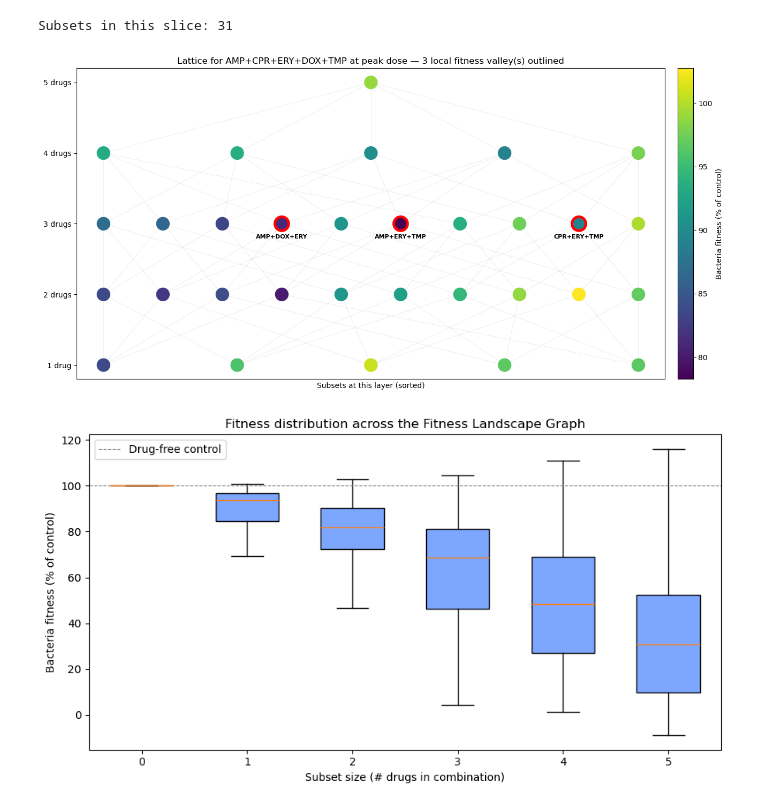
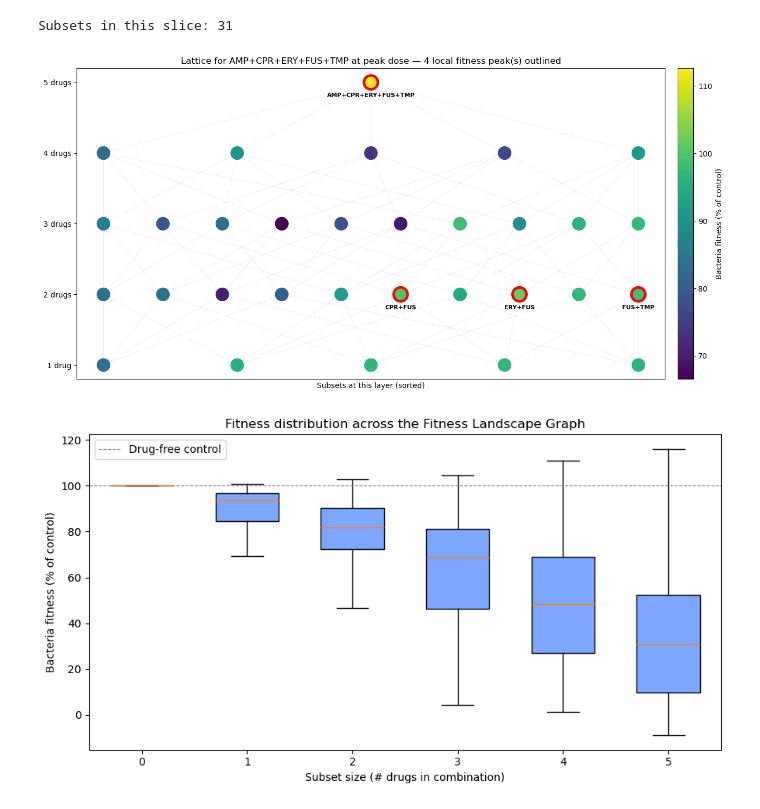
Before and after one commit to EETEEHAN/CSBIO185_cell_mates, a Jupyter notebook: 4_luke_davis_visualization.ipynb, the cells around one changed output. Cells and saved outputs as stored; diff of their text form; code cells hidden in the pictures.

```diff
--- a/4_luke_davis_visualization.ipynb
+++ b/4_luke_davis_visualization.ipynb
@@ -21,0 +305,31 @@ Render as animated GIF
+# %%
+def steepest_ascent_step(G, node):
+    best, best_grad = None, 0.0
+    for _, tgt, data in G.out_edges(node, data=True):
+        if data["gradient"] > best_grad:
+            best_grad = data["gradient"]
+            best = tgt
+    return best
+
+def run_walker(G, start, max_steps=40):
+    path = [start]
+    cur = start
+    for _ in range(max_steps):
+        nxt = steepest_ascent_step(G, cur)
+        if nxt is None:
+            break
+        path.append(nxt)
+        cur = nxt
+    return path
+
+N_WALKERS = 12
+random.seed(42)
+starts = random.sample(list(G.nodes()), N_WALKERS)
+walker_paths = [run_walker(G, s) for s in starts]
+
+# Map each walker node to (x, y, z) using pos2d
+def path_to_xyz(path):
+    xs = [pos2d[n][0] for n in path]
+    ys = [pos2d[n][1] for n in path]
+    zs = [G.nodes[n]["fitness"] for n in path]
+    return np.array(xs), np.array(ys), np.array(zs)
@@ -27,8 +449,8 @@ Polish lattice plot and box and whisker from Part 1 to publication quality
 with open("lookup.pkl", "rb") as f:
     lookup = pickle.load(f)
 
-# Pick AMP+CPR+ERY+DOX+TMP at peak dose for all five drugs
-focal = ["AMP", "CPR", "ERY", "DOX", "TMP"]
+# Pick AMP+CPR+ERY+FUS+TMP at peak dose for all five drugs
+focal = ["AMP", "CPR", "ERY", "FUS", "TMP"]
 focal_set = frozenset(focal)
 doses = {d: 3 for d in focal}
 
@@ -48,7 +470,7 @@ fit_map = {s: f for s, f in slice_nodes}
 valleys = set()
 for s, fs in slice_nodes:
     nbrs = [fit_map[t] for t in fit_map if len(s.symmetric_difference(t)) == 1]
-    if nbrs and all(ft >= fs + 1e-9 for ft in nbrs):
+    if nbrs and all(ft <= fs + 1e-9 for ft in nbrs):
         valleys.add(s)
 
 by_size_local = {}
@@ -66,35 +488,35 @@ xs = np.array([pos[s][0] for s, _ in slice_nodes])
 ys = np.array([pos[s][1] for s, _ in slice_nodes])
 fits = np.array([f for _, f in slice_nodes])
 
 fig, ax = plt.subplots(figsize=(13, 6.5))
 for s, _ in slice_nodes:
     for t, _ in slice_nodes:
         if t.issuperset(s) and len(t) - len(s) == 1:
             ax.plot([pos[s][0], pos[t][0]], [pos[s][1], pos[t][1]],
                     color="#cccccc", lw=0.4, alpha=0.6, zorder=1)
 
 edge_widths = [3.5 if s in valleys else 0.4 for s, _ in slice_nodes]
 edge_colors = ["red" if s in valleys else "white" for s, _ in slice_nodes]
 sc = ax.scatter(xs, ys, c=fits, cmap="viridis", s=350,
                 edgecolors=edge_colors, linewidths=edge_widths, zorder=2)
 for s, _ in slice_nodes:
     if s in valleys:
         ax.text(pos[s][0], pos[s][1] - 0.15, "+".join(sorted(s)),
                 fontsize=8, ha="center", va="top", color="black", zorder=3, weight = 'bold')
 cbar = plt.colorbar(sc, ax=ax, fraction=0.03, pad=0.02)
 cbar.set_label("Bacteria fitness (% of control)")
 ax.set_yticks(sorted(by_size_local))
 ax.set_yticklabels([f"{k} drug{'s' if k != 1 else ''}" for k in sorted(by_size_local)])
 ax.set_xticks([])
 ax.set_xlabel("Subsets at this layer (sorted)")
 ax.set_title(f"Lattice for {'+'.join(focal)} at peak dose — "
-             f"{len(valleys)} local fitness valley(s) outlined")
+             f"{len(valleys)} local fitness peak(s) outlined")
 plt.tight_layout()
 plt.show()
 
 ax.figure.savefig('part1_lattice_example.png', dpi=300)
 # %% [output]
-[figure, old version]
+[figure, new version]
 # %%
 with open("G.pkl", "rb") as f:
     G = pickle.load(f)
```
Also changed, not shown: parts of 13 cells of this notebook, 10 other files.
